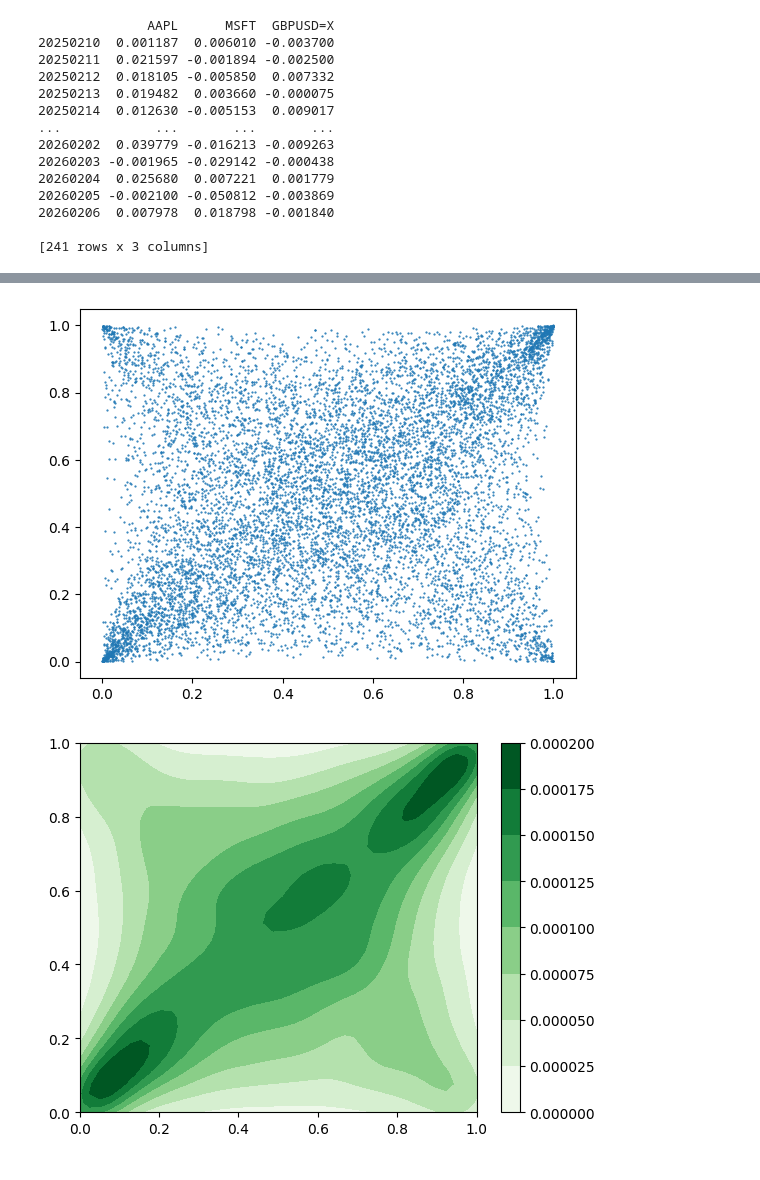
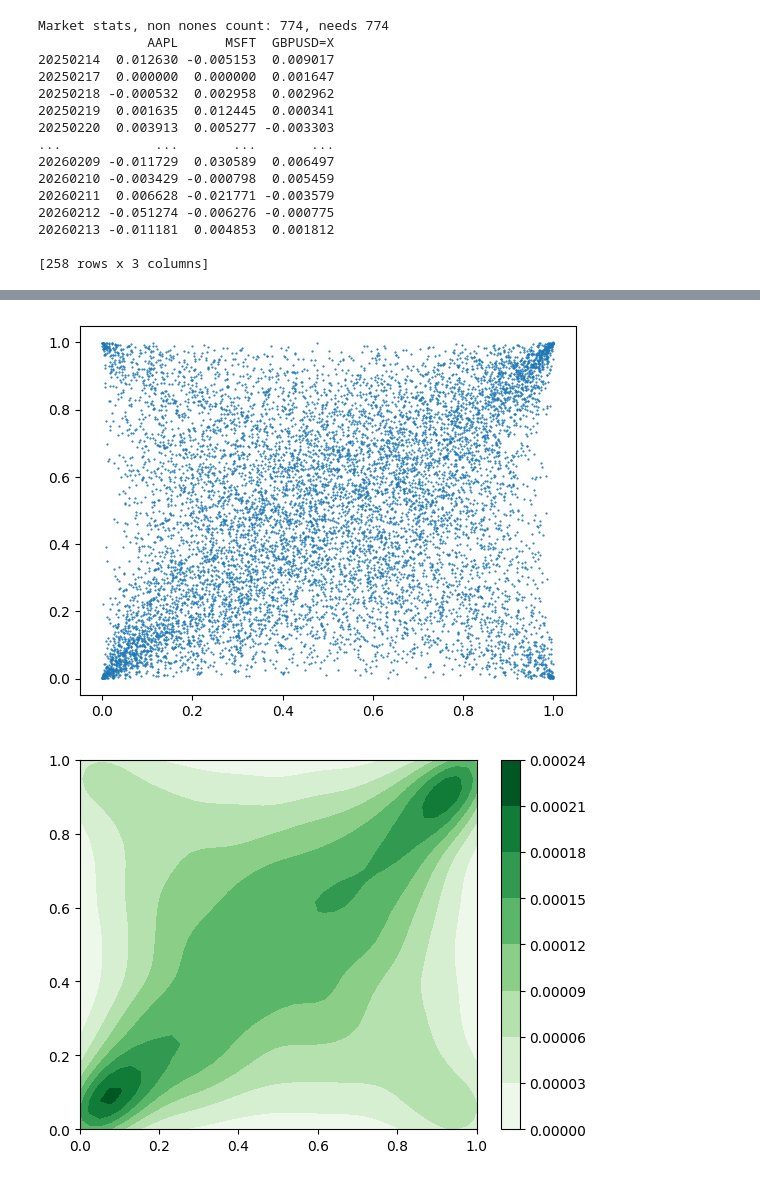
Before and after one commit to SergioArkhypov/MLCopula, a Jupyter notebook: code/study.ipynb, the cells around one changed output, grey strips where cells are left out. Saved outputs shown, nothing was run; the diff lists cells and outputs as text; code cells hidden in the pictures.

```diff
--- a/code/study.ipynb
+++ b/code/study.ipynb
@@ -3,7 +3,7 @@ import market as mkt
 import jointsim as js
 
 
-data = mkt.get_market(ticker_list=['AAPL', 'MSFT', 'GBPUSD=X'], period='1y', interval='1d')
+data, spot = mkt.get_market(ticker_list=['AAPL', 'MSFT', 'GBPUSD=X'], period='1y', interval='1d')
 print(data)
 
 rf_dir = [1.0, 1.0, -1.0]
@@ -23,17 +23,18 @@ copula.get_sims(10000)
 copula.plot_sims(0, 1)
 copula.plot_contour(0, 1)
 # %% [output]
+Market stats, non nones count: 774, needs 774
               AAPL      MSFT  GBPUSD=X
-20250210  0.001187  0.006010 -0.003700
-20250211  0.021597 -0.001894 -0.002500
-20250212  0.018105 -0.005850  0.007332
-20250213  0.019482  0.003660 -0.000075
 20250214  0.012630 -0.005153  0.009017
+20250217  0.000000  0.000000  0.001647
+20250218 -0.000532  0.002958  0.002962
+20250219  0.001635  0.012445  0.000341
+20250220  0.003913  0.005277 -0.003303
 ...            ...       ...       ...
-20260202  0.039779 -0.016213 -0.009263
-20260203 -0.001965 -0.029142 -0.000438
-20260204  0.025680  0.007221  0.001779
-20260205 -0.002100 -0.050812 -0.003869
-20260206  0.007978  0.018798 -0.001840
+20260209 -0.011729  0.030589  0.006497
+20260210 -0.003429 -0.000798  0.005459
+20260211  0.006628 -0.021771 -0.003579
+20260212 -0.051274 -0.006276 -0.000775
+20260213 -0.011181  0.004853  0.001812
 
-[241 rows x 3 columns]
+[258 rows x 3 columns]
@@ -43,5 +44,5 @@ copula.plot_contour(0, 1)
-[figure, old version]
+[figure, new version]
-[figure, old version]
+[figure, new version]
 # %%
 import market as mkt
 import jointsim as js
```
Also changed, not shown: parts of 2 cells of this notebook, 3 other files.
